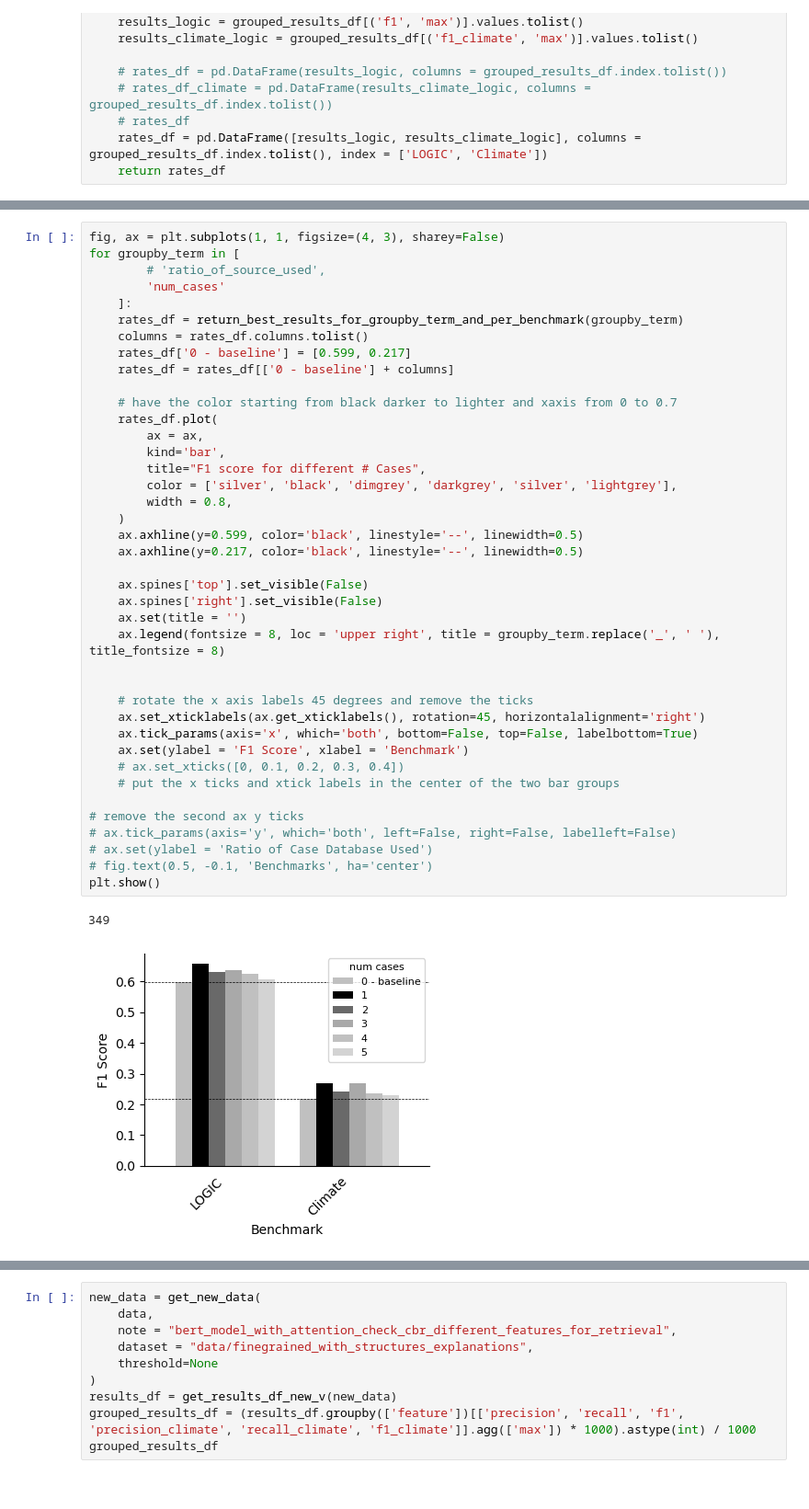
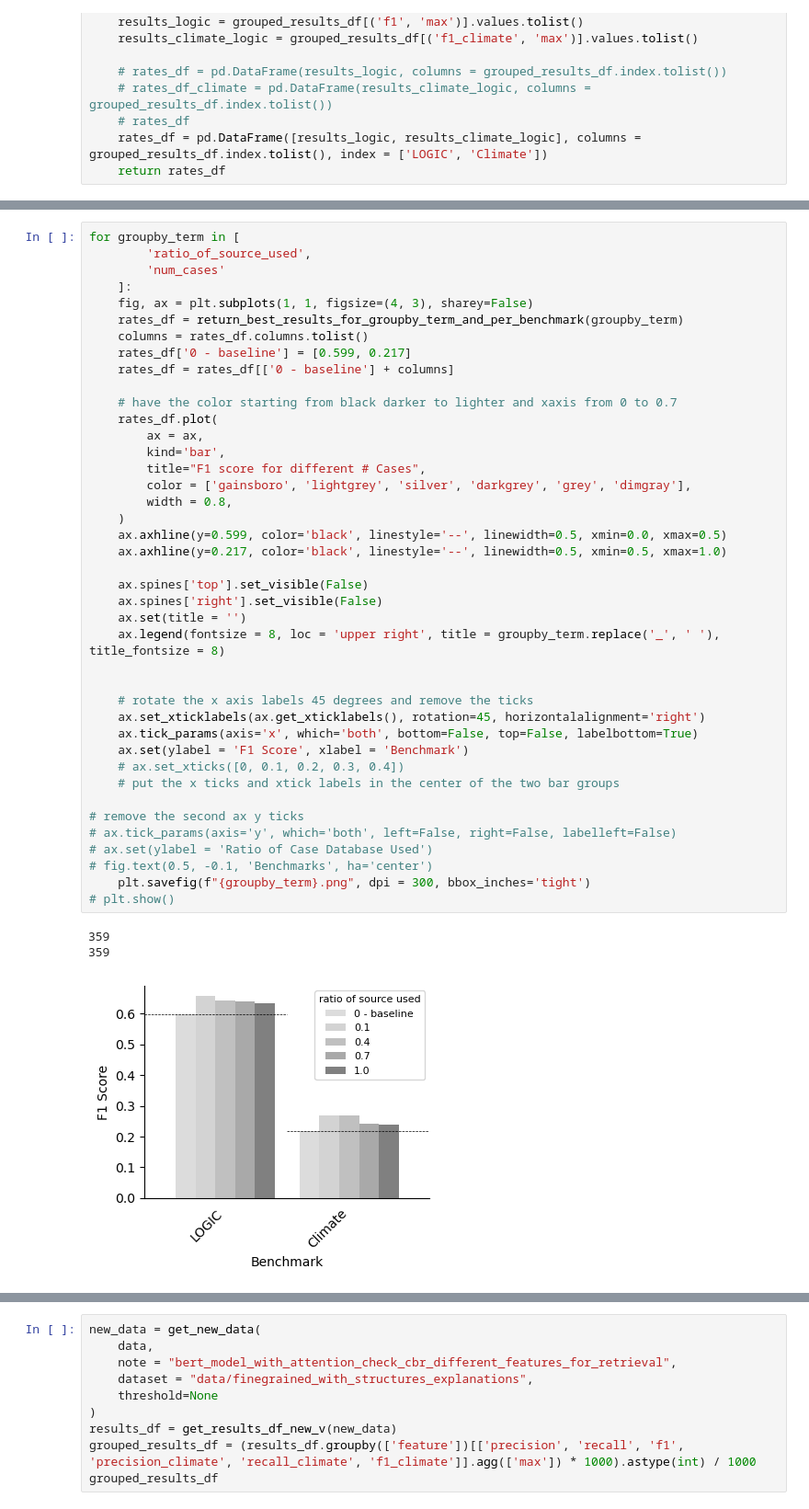
Before and after one commit to zhpinkman/CBR, a Jupyter notebook: analysis_on_overlap.ipynb, the cells around one changed output, grey strips where cells are left out. Shown at 92% size. Saved outputs shown, nothing was run; the diff lists cells and outputs as text.

```diff
--- a/analysis_on_overlap.ipynb
+++ b/analysis_on_overlap.ipynb
@@ -393,44 +393,46 @@ rates_df
 | Climate | 0.269932 | 0.242023 | 0.270016 | 0.236200 | 0.228818 |
 # %%
-fig, ax = plt.subplots(1, 1, figsize=(4, 3), sharey=False)
 for groupby_term in [
-        # 'ratio_of_source_used',
+        'ratio_of_source_used',
         'num_cases'
     ]:
+    fig, ax = plt.subplots(1, 1, figsize=(4, 3), sharey=False)
     rates_df = return_best_results_for_groupby_term_and_per_benchmark(groupby_term)
     columns = rates_df.columns.tolist()
     rates_df['0 - baseline'] = [0.599, 0.217]
     rates_df = rates_df[['0 - baseline'] + columns]
 
     # have the color starting from black darker to lighter and xaxis from 0 to 0.7
     rates_df.plot(
         ax = ax,
         kind='bar',
         title="F1 score for different # Cases",
-        color = ['silver', 'black', 'dimgrey', 'darkgrey', 'silver', 'lightgrey'],
+        color = ['gainsboro', 'lightgrey', 'silver', 'darkgrey', 'grey', 'dimgray'],
         width = 0.8,
     )
-    ax.axhline(y=0.599, color='black', linestyle='--', linewidth=0.5)
-    ax.axhline(y=0.217, color='black', linestyle='--', linewidth=0.5)
+    ax.axhline(y=0.599, color='black', linestyle='--', linewidth=0.5, xmin=0.0, xmax=0.5)
+    ax.axhline(y=0.217, color='black', linestyle='--', linewidth=0.5, xmin=0.5, xmax=1.0)
 
     ax.spines['top'].set_visible(False)
     ax.spines['right'].set_visible(False)
     ax.set(title = '')
     ax.legend(fontsize = 8, loc = 'upper right', title = groupby_term.replace('_', ' '), title_fontsize = 8)
 
 
     # rotate the x axis labels 45 degrees and remove the ticks
     ax.set_xticklabels(ax.get_xticklabels(), rotation=45, horizontalalignment='right')
     ax.tick_params(axis='x', which='both', bottom=False, top=False, labelbottom=True)
     ax.set(ylabel = 'F1 Score', xlabel = 'Benchmark')
     # ax.set_xticks([0, 0.1, 0.2, 0.3, 0.4])
     # put the x ticks and xtick labels in the center of the two bar groups
 
 # remove the second ax y ticks
 # ax.tick_params(axis='y', which='both', left=False, right=False, labelleft=False)
 # ax.set(ylabel = 'Ratio of Case Database Used')
 # fig.text(0.5, -0.1, 'Benchmarks', ha='center')
-plt.show()
+    plt.savefig(f"{groupby_term}.png", dpi = 300, bbox_inches='tight')
+# plt.show()
 # %% [output]
-349
+359
+359
-[figure, old version]
+[figure, new version]
```
Also changed, not shown: parts of 6 cells of this notebook, 6 other files.
